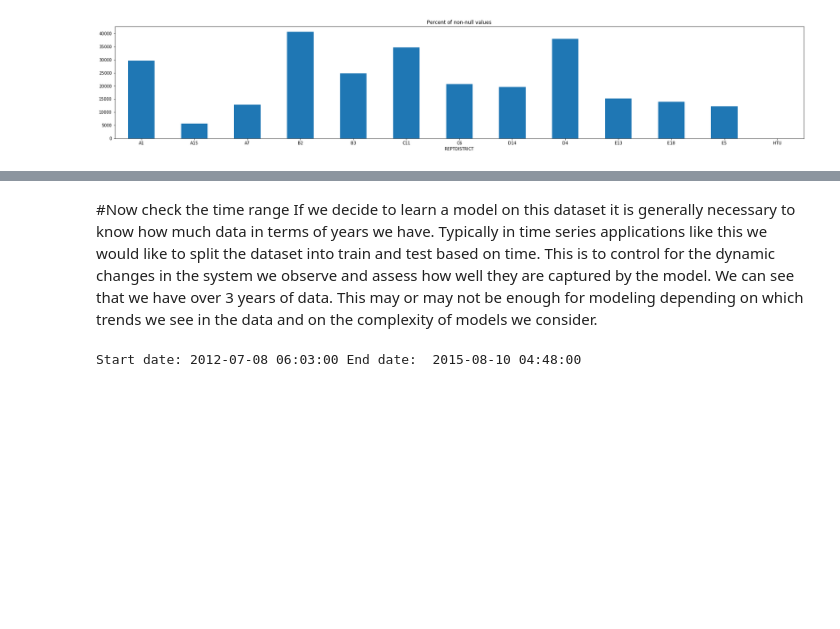
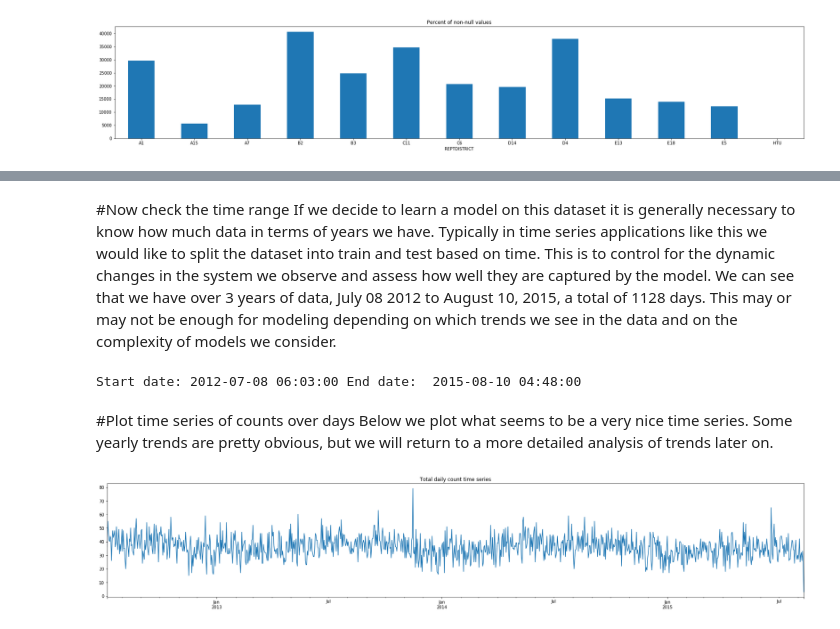
Before and after one commit to boreshkinai/deep_stat_inference, a Jupyter notebook: Boston_police_callcenter.ipynb, the cells around one changed output, grey strips where cells are left out. Drawn from its saved outputs; the diff is of its cells as text; code cells hidden in the pictures; blank space fills up the shorter version.

```diff
--- a/Boston_police_callcenter.ipynb
+++ b/Boston_police_callcenter.ipynb
@@ -73,9 +73,19 @@ df_B2.head()
 | 20 | 120419772.0 | INJOFF | MedAssist | MedAssist | B2 | 296 | 07/08/2012 10:00:00 AM | ... |
 # %% [markdown]
 #Now check the time range
-If we decide to learn a model on this dataset it is generally necessary to know how much data in terms of years we have. Typically in time series applications like this we would like to split the dataset into train and test based on time. This is to control for the dynamic changes in the system we observe and assess how well they are captured by the model. We can see that we have over 3 years of data. This may or may not be enough for modeling depending on which trends we see in the data and on the complexity of models we consider.
+If we decide to learn a model on this dataset it is generally necessary to know how much data in terms of years we have. Typically in time series applications like this we would like to split the dataset into train and test based on time. This is to control for the dynamic changes in the system we observe and assess how well they are captured by the model. We can see that we have over 3 years of data, July 08 2012 to August 10, 2015, a total of 1128 days. This may or may not be enough for modeling depending on which trends we see in the data and on the complexity of models we consider.
 # %%
 df_B2['FROMDATE'] = pd.to_datetime(df_B2['FROMDATE'])
-print('Start date:', df_B2['FROMDATE'].min(), 'End date: ', df_B2['FROMDATE'].max())
+df_B2.index = df_B2['FROMDATE']
+print('Start date:', df_B2.index.min(), 'End date: ', df_B2.index.max())
 # %% [output]
 Start date: 2012-07-08 06:03:00 End date:  2015-08-10 04:48:00
+# %% [markdown]
+#Plot time series of counts over days
+Below we plot what seems to be a very nice time series. Some yearly trends are pretty obvious, but we will return to a more detailed analysis of trends later on.
+# %%
+df_B2.index.value_counts().resample('D').sum().plot(kind='line', title="Total daily count time series", use_index=True, figsize=(30, 5))
+plt.xticks(rotation=0)
+plt.show()
+# %% [output]
+[figure, added]
```
Also changed, not shown: parts of 2 cells of this notebook.
